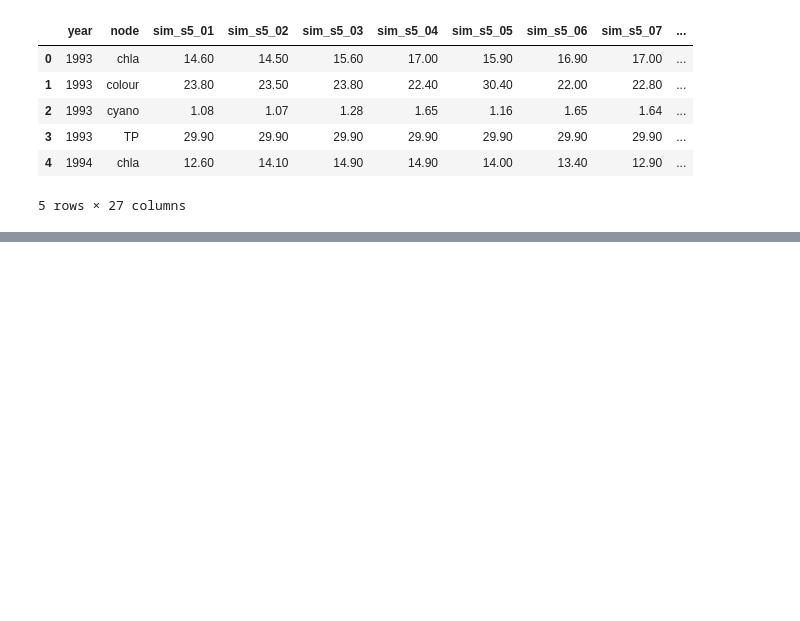
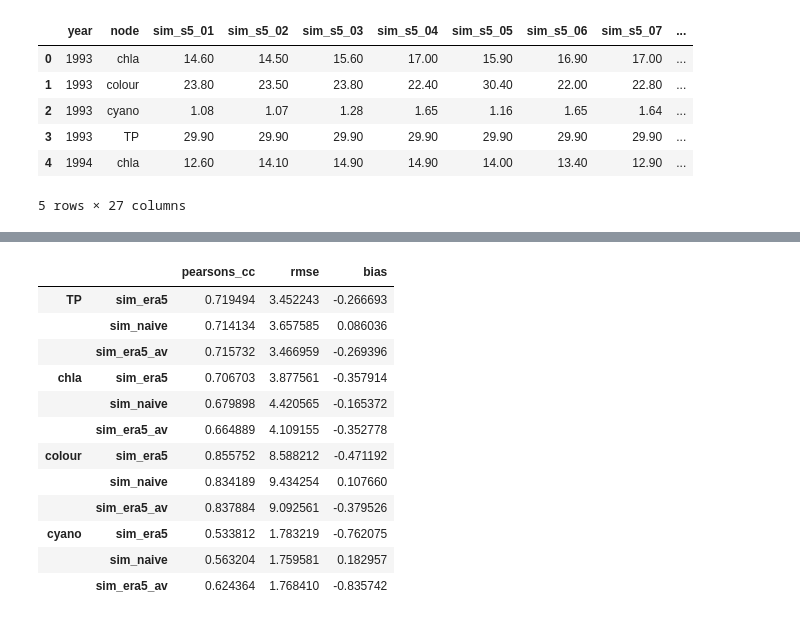
Before and after one commit to icra/WATExR, a Jupyter notebook: Norway_Morsa/BayesianNetwork/Notebooks/08_Hindcast_stats_and_plots.ipynb, the cells around one changed output, grey strips where cells are left out. Cells and saved outputs as stored; diff of their text form; code cells hidden in the pictures; blank space fills up the shorter version.

```diff
--- a/Norway_Morsa/BayesianNetwork/Notebooks/08_Hindcast_stats_and_plots.ipynb
+++ b/Norway_Morsa/BayesianNetwork/Notebooks/08_Hindcast_stats_and_plots.ipynb
@@ -79,0 +320,20 @@ sim_s5_dict['summer'].head()
+# %%
+# Then for whole period where have naive predictions for a better comparison of naive, ERA5 and ERA5-av predictions,
+# leaving out S5 (which only starts in 1993)
+sim_cols = ['sim_era5','sim_naive','sim_era5_av']
+gof_df = gof_stats(df, sim_cols, 1982)
+gof_df
+# %% [output]
+|  |  | pearsons_cc | rmse | bias |
+| TP | sim_era5 | 0.719494 | 3.452243 | -0.266693 |
+|  | sim_naive | 0.714134 | 3.657585 | 0.086036 |
+|  | sim_era5_av | 0.715732 | 3.466959 | -0.269396 |
+| chla | sim_era5 | 0.706703 | 3.877561 | -0.357914 |
+|  | sim_naive | 0.679898 | 4.420565 | -0.165372 |
+|  | sim_era5_av | 0.664889 | 4.109155 | -0.352778 |
+| colour | sim_era5 | 0.855752 | 8.588212 | -0.471192 |
+|  | sim_naive | 0.834189 | 9.434254 | 0.107660 |
+|  | sim_era5_av | 0.837884 | 9.092561 | -0.379526 |
+| cyano | sim_era5 | 0.533812 | 1.783219 | -0.762075 |
+|  | sim_naive | 0.563204 | 1.759581 | 0.182957 |
+|  | sim_era5_av | 0.624364 | 1.768410 | -0.835742 |
```
Also changed, not shown: parts of 15 cells of this notebook, 8 other files.
